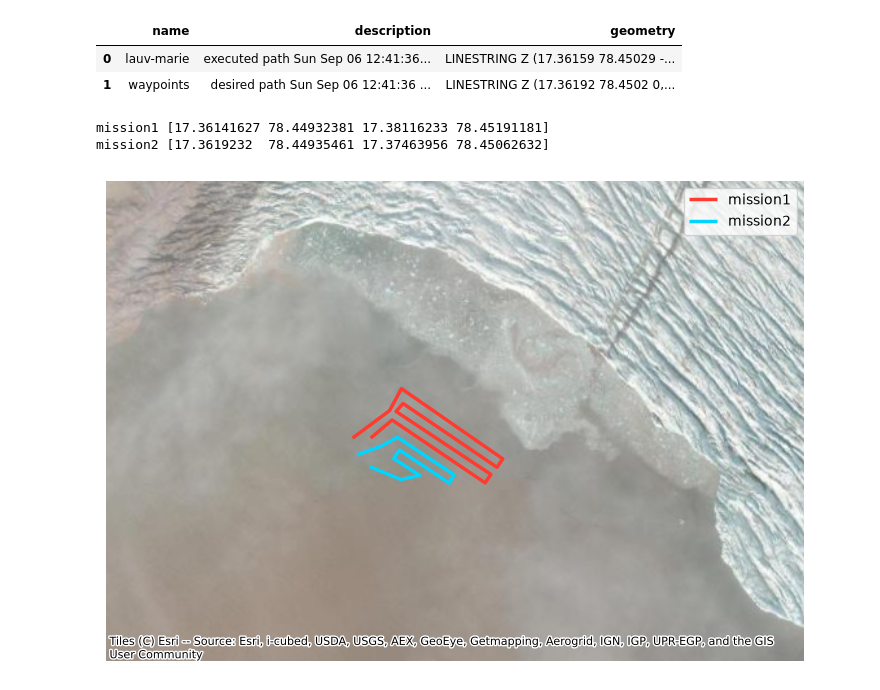
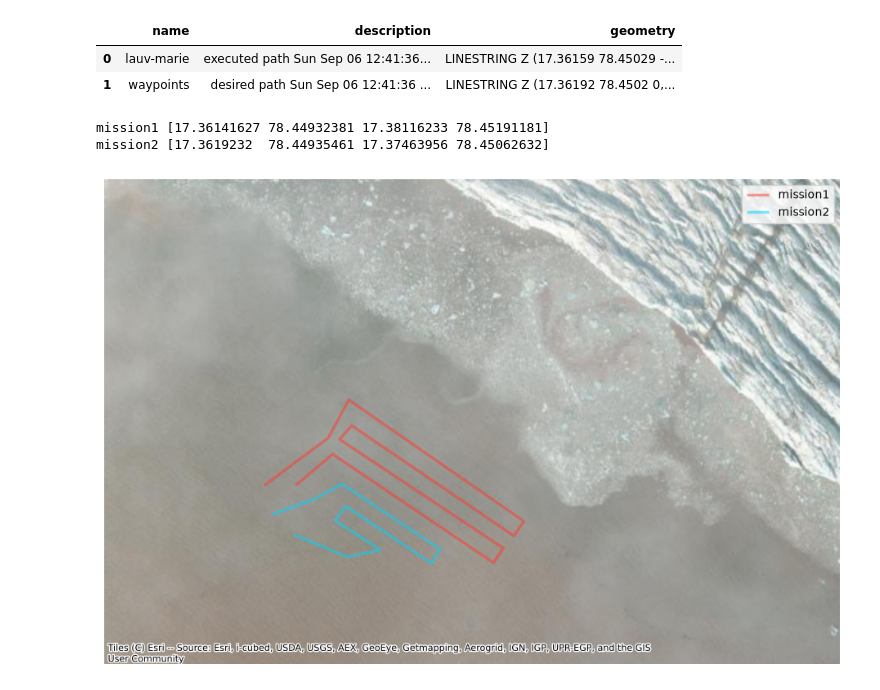
Before and after one commit to minimops/AT334_fieldwork_data_analysis, a Jupyter notebook: path_marie.ipynb, the cells around one changed output. Cells and saved outputs as stored; diff of their text form; code cells hidden in the pictures.

```diff
--- a/path_marie.ipynb
+++ b/path_marie.ipynb
@@ -25,18 +31,19 @@ describe_path_features(paths_2)
 # %%
 # planned missions
 planned_path_1 = select_path(paths_1, "waypoints")
 planned_path_2 = select_path(paths_2, "waypoints")
 
 # print(executed_path.to_crs("EPSG:4326").total_bounds)
 
-fig, ax = plot_mission_path({"mission1": planned_path_1, "mission2": planned_path_2},
+fig, ax = plot_mission_path(
+    paths={"mission1": planned_path_1, "mission2": planned_path_2},
     output_file="data/output/marie_planned_path.png",
-    bounds=(17.33, 78.445, 17.420, 78.457)
+    bounds=(17.35, 78.448, 17.405, 78.455)
 )
 # %% [output]
 mission1 [17.36141627 78.44932381 17.38116233 78.45191181]
 mission2 [17.3619232  78.44935461 17.37463956 78.45062632]
-[figure, old version]
+[figure, new version]
 # %%
 # executed paths
 actual_path_1 = select_path(paths_1, "lauv-marie")
```
Also changed, not shown: parts of 5 cells of this notebook, 3 other files.
